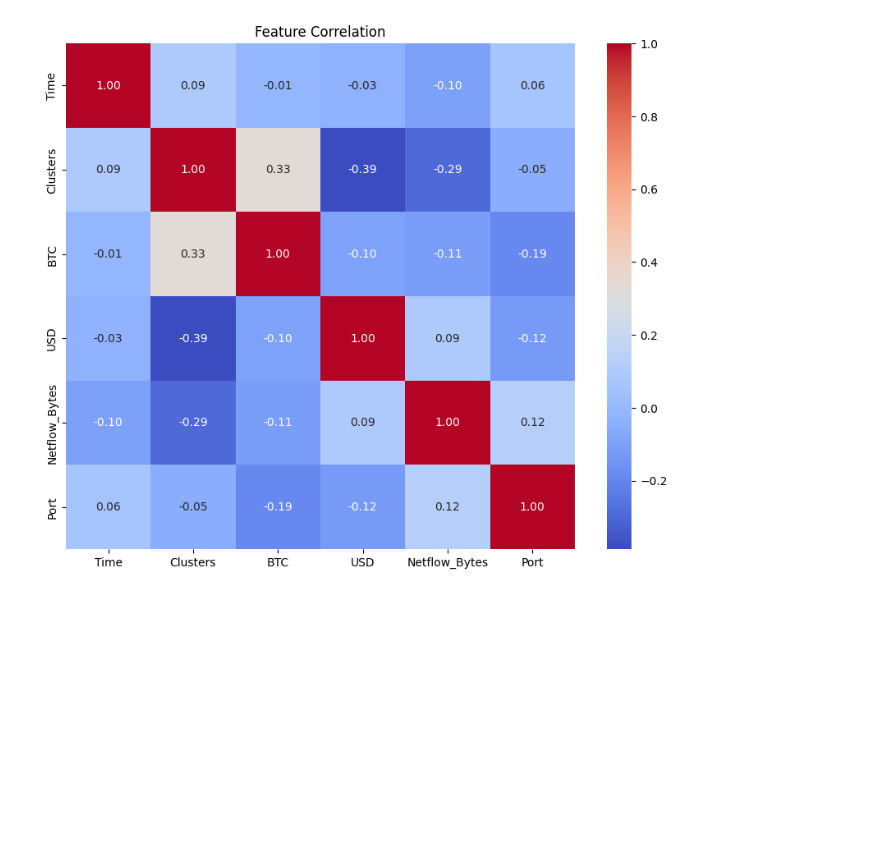
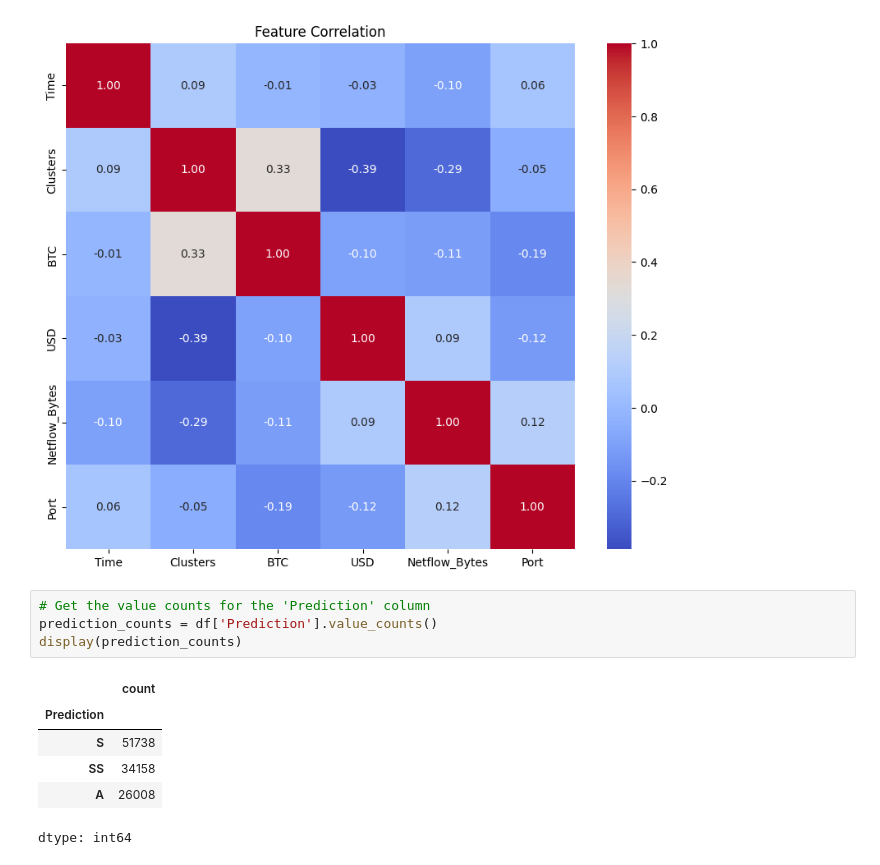
Before and after one commit to kadija-kru/d-tection_ransomware, a Jupyter notebook: notebooks/00_EDA.ipynb, the cells around one changed output. Cells and saved outputs as stored; diff of their text form; blank space fills up the shorter version.

```diff
--- a/notebooks/00_EDA.ipynb
+++ b/notebooks/00_EDA.ipynb
@@ -111,3 +113,14 @@ plt.title('Feature Correlation')
 plt.show()
 # %% [output]
 [figure]
+# %%
+# Get the value counts for the 'Prediction' column
+prediction_counts = df['Prediction'].value_counts()
+display(prediction_counts)
+# %% [output]
+|  | count |
+| Prediction |  |
+| S | 51738 |
+| SS | 34158 |
+| A | 26008 |
+dtype: int64
```
Also changed, not shown: parts of 1 cell of this notebook.
